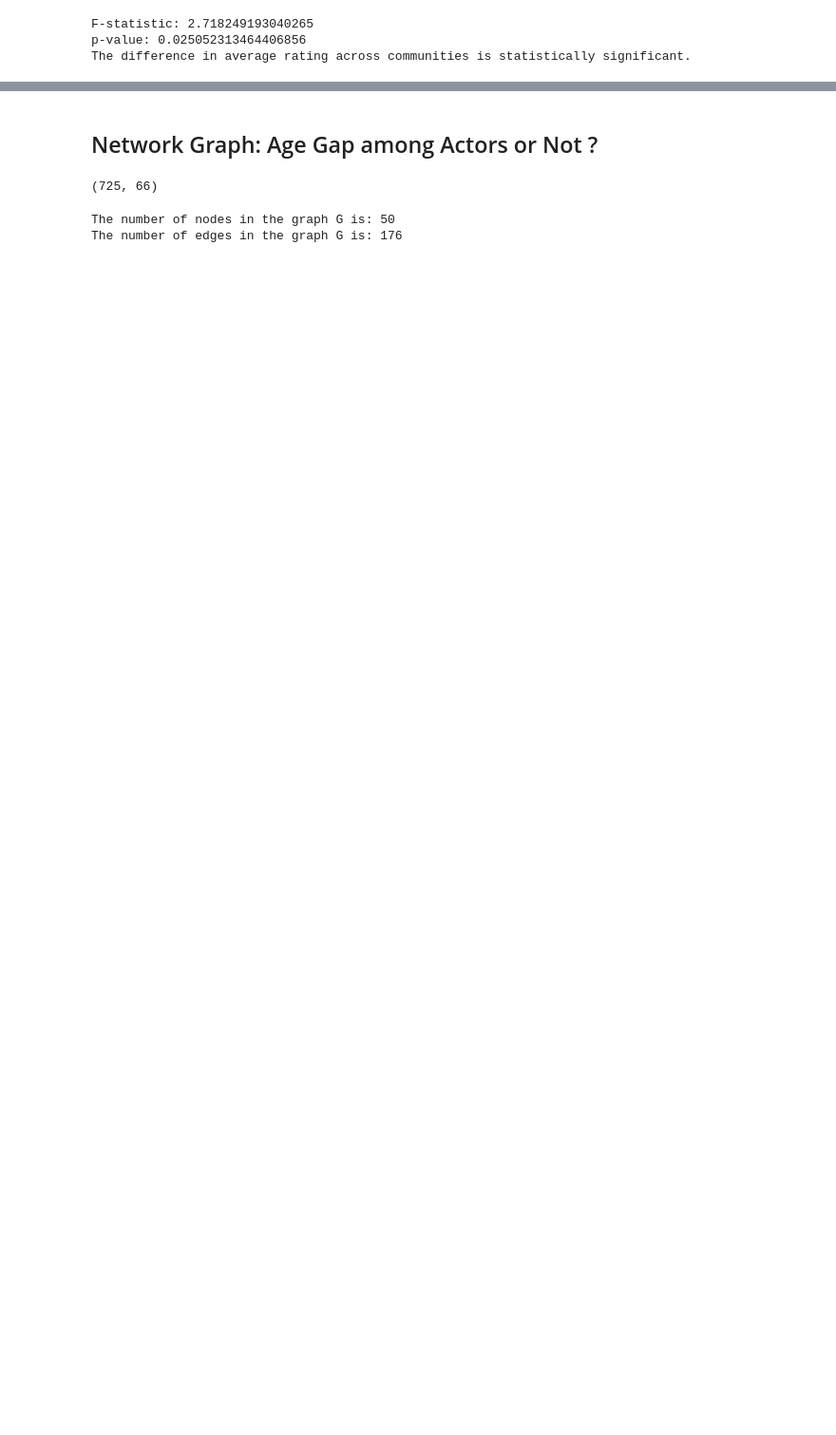
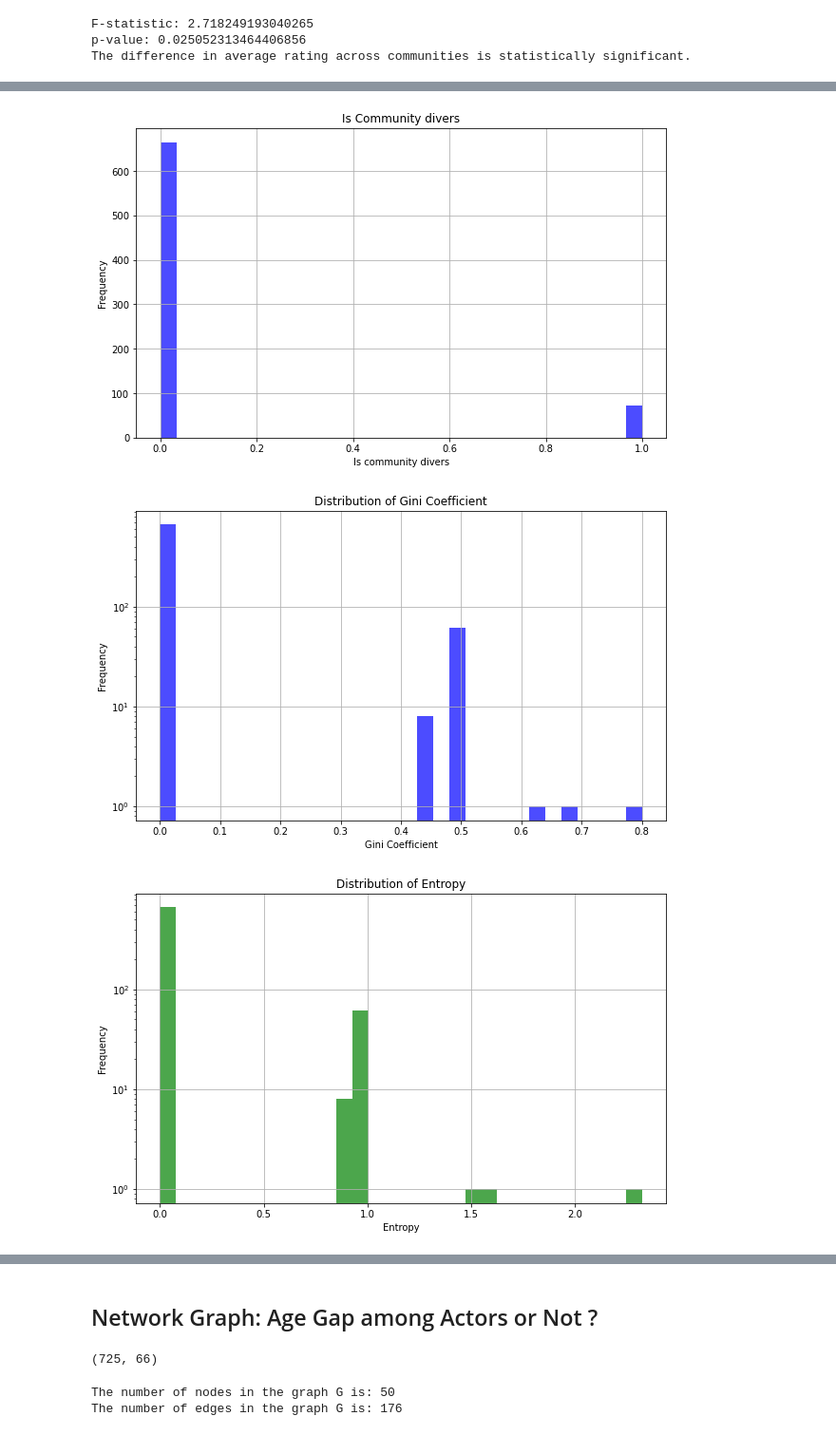
Before and after one commit to epfl-ada/ada-2023-project-shinebrightlikeadamon, a Jupyter notebook: network_analysis.ipynb, the cells around one changed output, grey strips where cells are left out. Shown at 95% size. Cells and saved outputs as stored; diff of their text form; code cells hidden in the pictures; blank space fills up the shorter version.

```diff
--- a/network_analysis.ipynb
+++ b/network_analysis.ipynb
@@ -429,0 +733,33 @@ The difference in average rating across communities is statistically significant
+# %%
+# Plotting the distribution of the community diversity based upon threshold
+plt.figure(figsize=(10, 6))
+plt.hist(mov_gini['cast_is_community_divers'], bins=30, alpha=0.7, color='blue')
+plt.title('Is Community divers')
+plt.xlabel('Is community divers')
+plt.ylabel('Frequency')
+plt.grid(True)
+plt.show()
+
+# Plotting the distribution of the Gini Coefficient
+plt.figure(figsize=(10, 6))
+plt.hist(mov_gini['gini_coefficient'], bins=30, alpha=0.7, color='blue')
+plt.title('Distribution of Gini Coefficient')
+plt.xlabel('Gini Coefficient')
+plt.ylabel('Frequency')
+plt.yscale('log')
+plt.grid(True)
+plt.show()
+
+# Plotting the distribution of Entropya
+plt.figure(figsize=(10, 6))
+plt.hist(mov_gini['entropy'], bins=30, alpha=0.7, color='green')
+plt.title('Distribution of Entropy')
+plt.xlabel('Entropy')
+plt.ylabel('Frequency')
+plt.yscale('log')
+plt.grid(True)
+plt.show()
+# %% [output]
+[figure, added]
+[figure, added]
+[figure, added]
```
Also changed, not shown: parts of 43 cells of this notebook.
